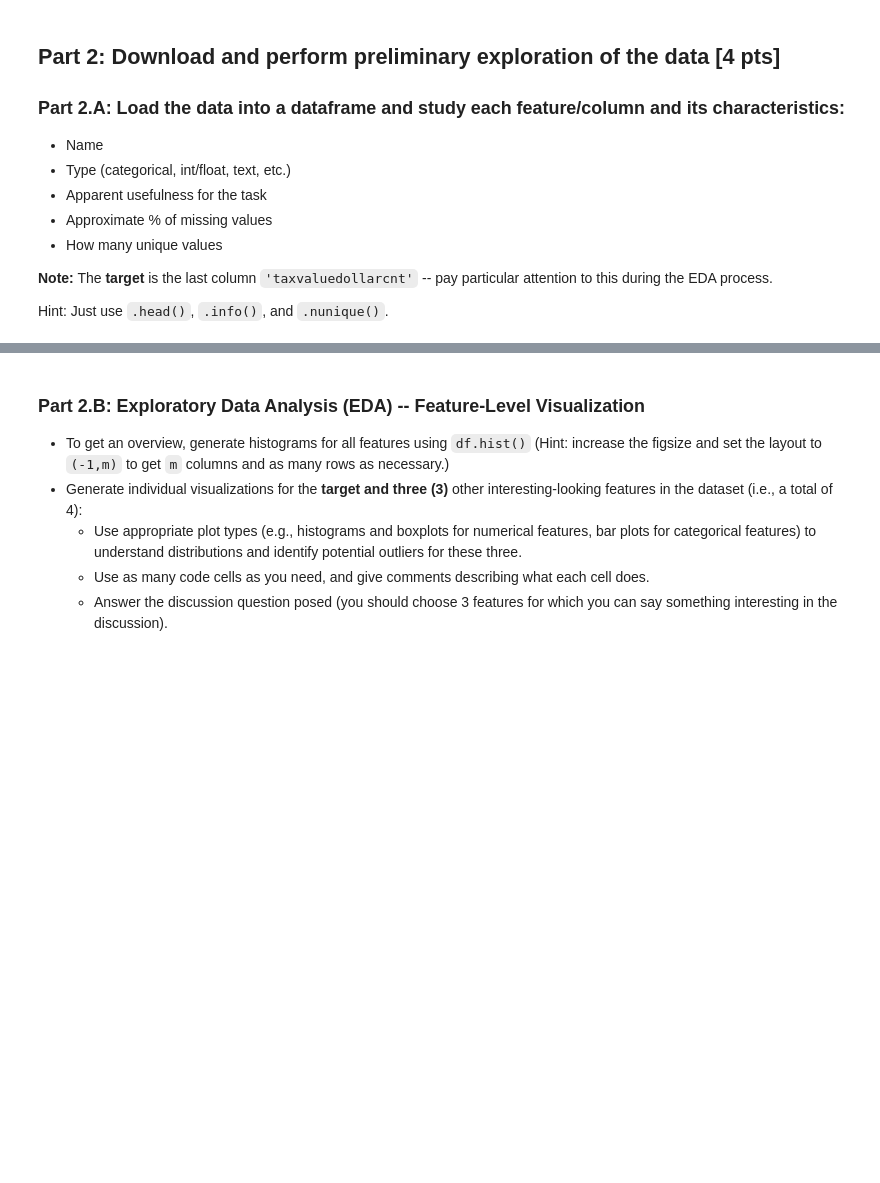
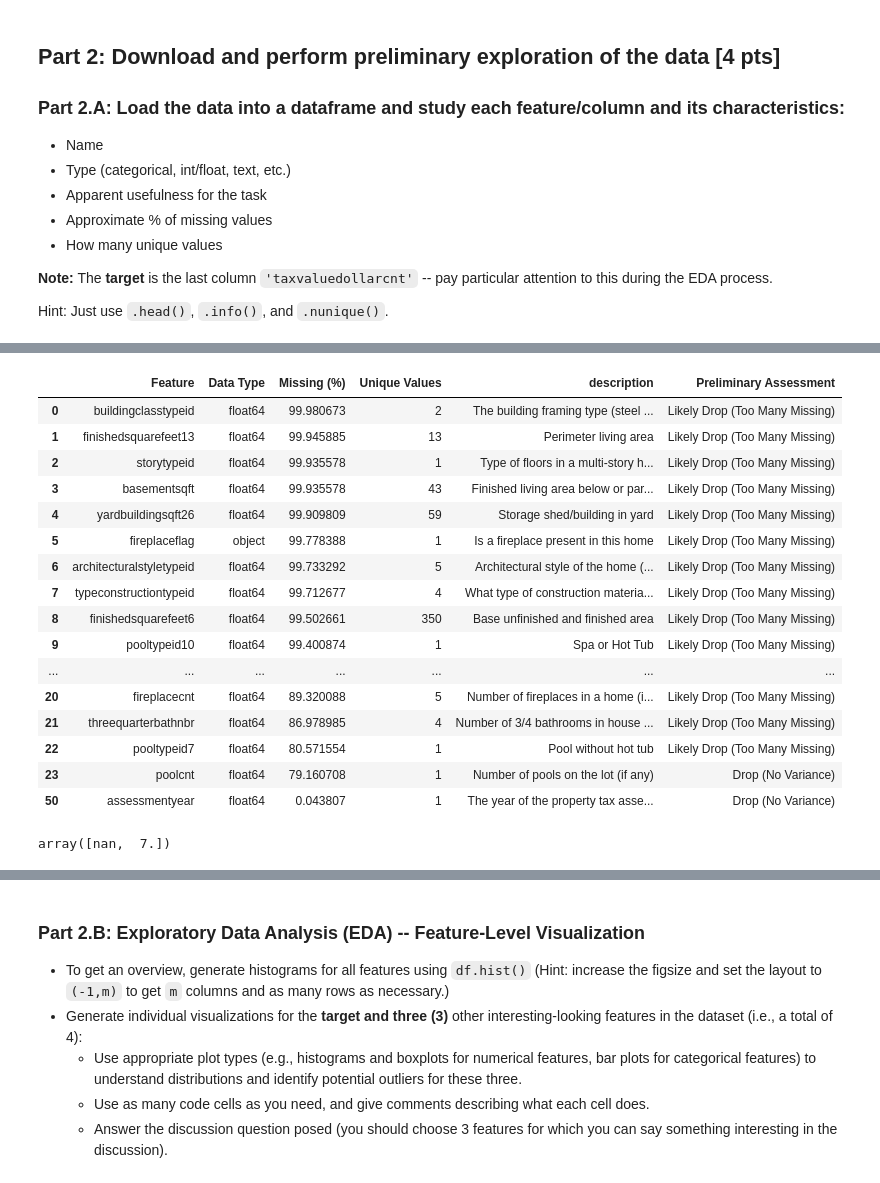
Before and after one commit to tbeerio/DX603-Milestone-1, a Jupyter notebook: Milestone_01.ipynb, the cells around one changed output, grey strips where cells are left out. Drawn from its saved outputs; the diff is of its cells as text; code cells hidden in the pictures; blank space fills up the shorter version.

```diff
--- a/Milestone_01.ipynb
+++ b/Milestone_01.ipynb
@@ -164,0 +275,28 @@ Hint: Just use `.head()`, `.info()`, and `.nunique()`.
+# %%
+# Filter for features preliminarily flagged as likely to be dropped
+to_drop = merged[merged["Preliminary Assessment"].str.startswith("Drop") |
+                 merged["Preliminary Assessment"].str.startswith("Likely Drop")]
+
+to_drop
+# %% [output]
+|  | Feature | Data Type | Missing (%) | Unique Values | description | Preliminary Assessment |
+| 0 | buildingclasstypeid | float64 | 99.980673 | 2 | The building framing type (steel ... | Likely Drop (Too Many Missing) |
+| 1 | finishedsquarefeet13 | float64 | 99.945885 | 13 | Perimeter living area | Likely Drop (Too Many Missing) |
+| 2 | storytypeid | float64 | 99.935578 | 1 | Type of floors in a multi-story h... | Likely Drop (Too Many Missing) |
+| 3 | basementsqft | float64 | 99.935578 | 43 | Finished living area below or par... | Likely Drop (Too Many Missing) |
+| 4 | yardbuildingsqft26 | float64 | 99.909809 | 59 | Storage shed/building in yard | Likely Drop (Too Many Missing) |
+| 5 | fireplaceflag | object | 99.778388 | 1 | Is a fireplace present in this home | Likely Drop (Too Many Missing) |
+| 6 | architecturalstyletypeid | float64 | 99.733292 | 5 | Architectural style of the home (... | Likely Drop (Too Many Missing) |
+| 7 | typeconstructiontypeid | float64 | 99.712677 | 4 | What type of construction materia... | Likely Drop (Too Many Missing) |
+| 8 | finishedsquarefeet6 | float64 | 99.502661 | 350 | Base unfinished and finished area | Likely Drop (Too Many Missing) |
+| 9 | pooltypeid10 | float64 | 99.400874 | 1 | Spa or Hot Tub | Likely Drop (Too Many Missing) |
+| ... | ... | ... | ... | ... | ... | ... |
+| 20 | fireplacecnt | float64 | 89.320088 | 5 | Number of fireplaces in a home (i... | Likely Drop (Too Many Missing) |
+| 21 | threequarterbathnbr | float64 | 86.978985 | 4 | Number of 3/4 bathrooms in house ... | Likely Drop (Too Many Missing) |
+| 22 | pooltypeid7 | float64 | 80.571554 | 1 | Pool without hot tub | Likely Drop (Too Many Missing) |
+| 23 | poolcnt | float64 | 79.160708 | 1 | Number of pools on the lot (if any) | Drop (No Variance) |
+| 50 | assessmentyear | float64 | 0.043807 | 1 | The year of the property tax asse... | Drop (No Variance) |
+# %%
+df["storytypeid"].unique()
+# %% [output]
+array([nan,  7.])
```
Also changed, not shown: parts of 13 cells of this notebook, 2 other files.
